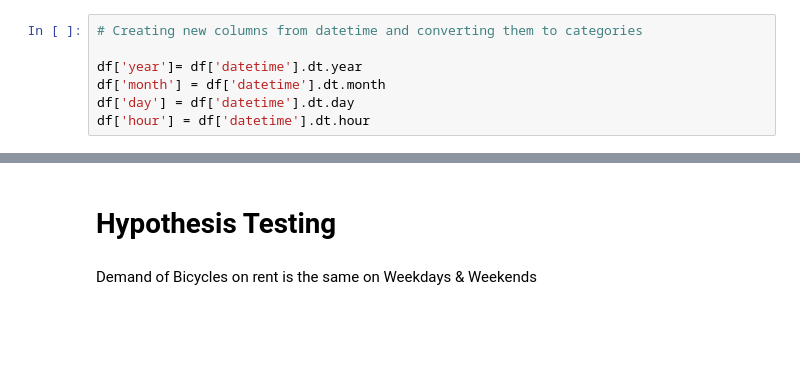
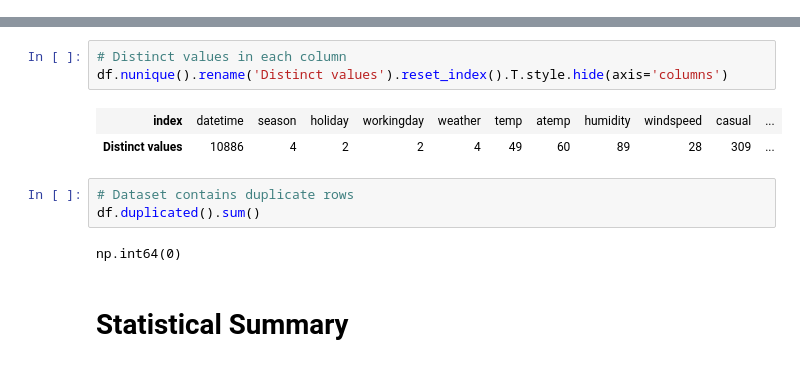
Before and after one commit to satishsharma27/Hypothesis_testing, a Jupyter notebook: Hypothesis_test_yulu_bike.ipynb, the cells around one changed output, grey strips where cells are left out. Saved outputs shown, nothing was run; the diff lists cells and outputs as text; blank space fills up the shorter version.

```diff
--- a/Hypothesis_test_yulu_bike.ipynb
+++ b/Hypothesis_test_yulu_bike.ipynb
@@ -171,7 +112,0 @@ dtype('<M8[ns]')
-# %%
-# Creating new columns from datetime and converting them to categories
-
-df['year']= df['datetime'].dt.year
-df['month'] = df['datetime'].dt.month
-df['day'] = df['datetime'].dt.day
-df['hour'] = df['datetime'].dt.hour
@@ -568,4 +122,13 @@ plt.show()
-# %% [markdown]
-# Hypothesis Testing
-# %% [markdown]
-Demand of Bicycles on rent is the same on Weekdays & Weekends
+# %%
+# Distinct values in each column
+df.nunique().rename('Distinct values').reset_index().T.style.hide(axis='columns')
+# %% [output]
+| index | datetime | season | holiday | workingday | weather | temp | atemp | humidity | windspeed | casual | ... |
+| Distinct values | 10886 | 4 | 2 | 2 | 4 | 49 | 60 | 89 | 28 | 309 | ... |
+# %%
+# Dataset contains duplicate rows
+df.duplicated().sum()
+# %% [output]
+np.int64(0)
+# %% [markdown]
+# Statistical Summary
```
Also changed, not shown: parts of 58 cells of this notebook.
